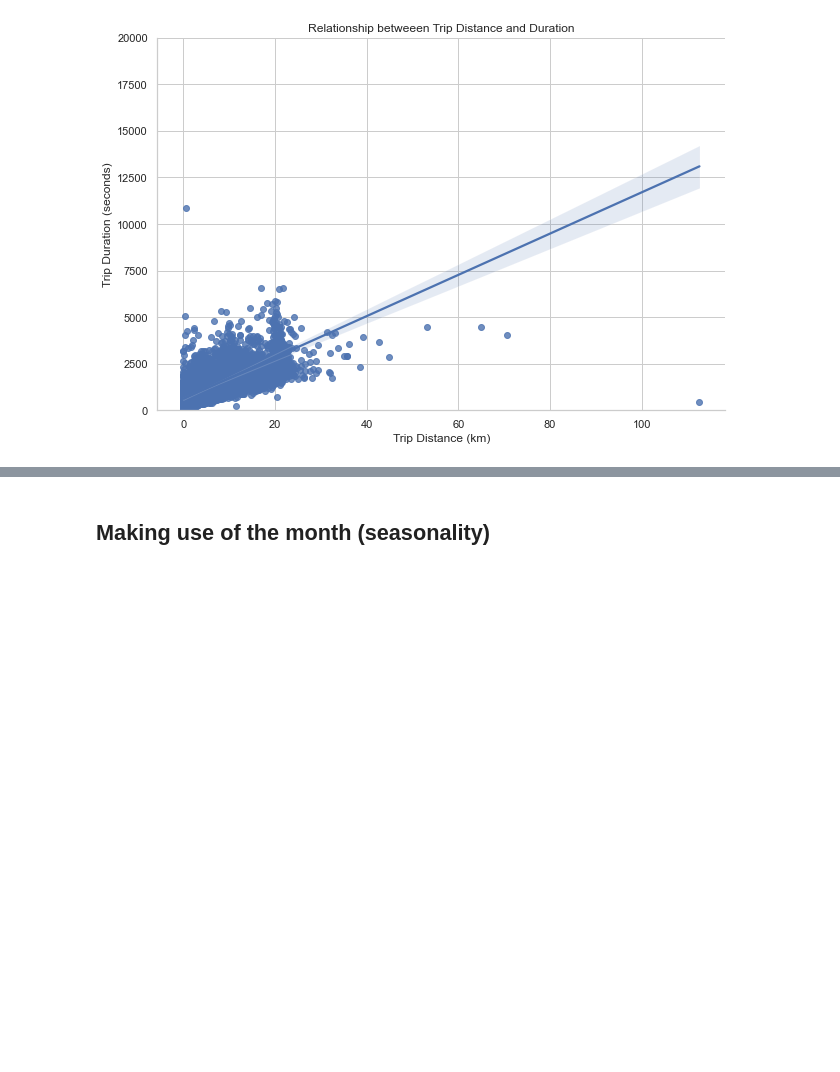
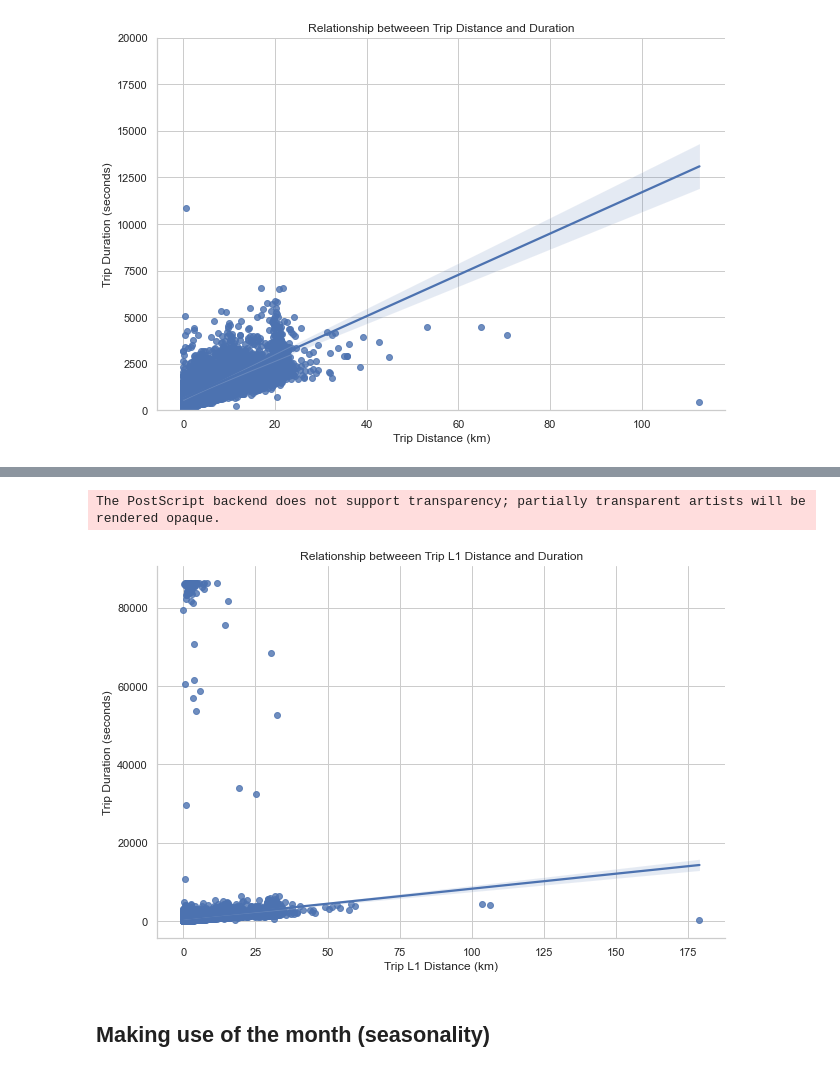
Before and after one commit to Awni00/NYC-Taxi, a Jupyter notebook: EDA.ipynb, the cells around one changed output, grey strips where cells are left out. Saved outputs shown, nothing was run; the diff lists cells and outputs as text; code cells hidden in the pictures; blank space fills up the shorter version.

```diff
--- a/EDA.ipynb
+++ b/EDA.ipynb
@@ -193,3 +261,15 @@ distdurplot.fig
+# %%
+# Relationship between trip distance and duration
+
+distdurplot = sns.lmplot(x="l1_distance_km", y="trip_duration", data=train_data, height=6, aspect=1.5)
+distdurplot.ax.set_title('Relationship betweeen Trip L1 Distance and Duration');
+distdurplot.ax.set_xlabel('Trip L1 Distance (km)');
+distdurplot.ax.set_ylabel('Trip Duration (seconds)');
+
+distdurplot.savefig('figs/l1_distance_duration_lm.eps')
+# %% [output]
+The PostScript backend does not support transparency; partially transparent artists will be rendered opaque.
+[figure, added]
 # %% [markdown]
 ## Making use of the month (seasonality)
 # %%
```
Also changed, not shown: parts of 7 cells of this notebook.
